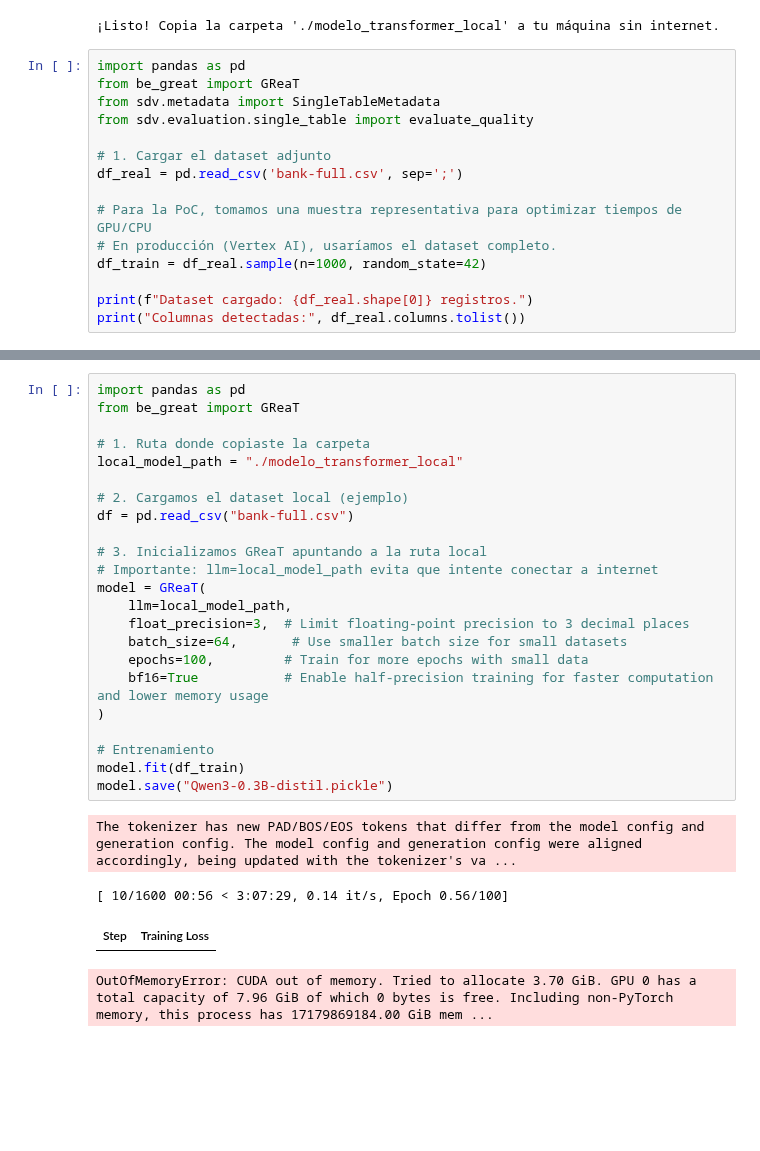
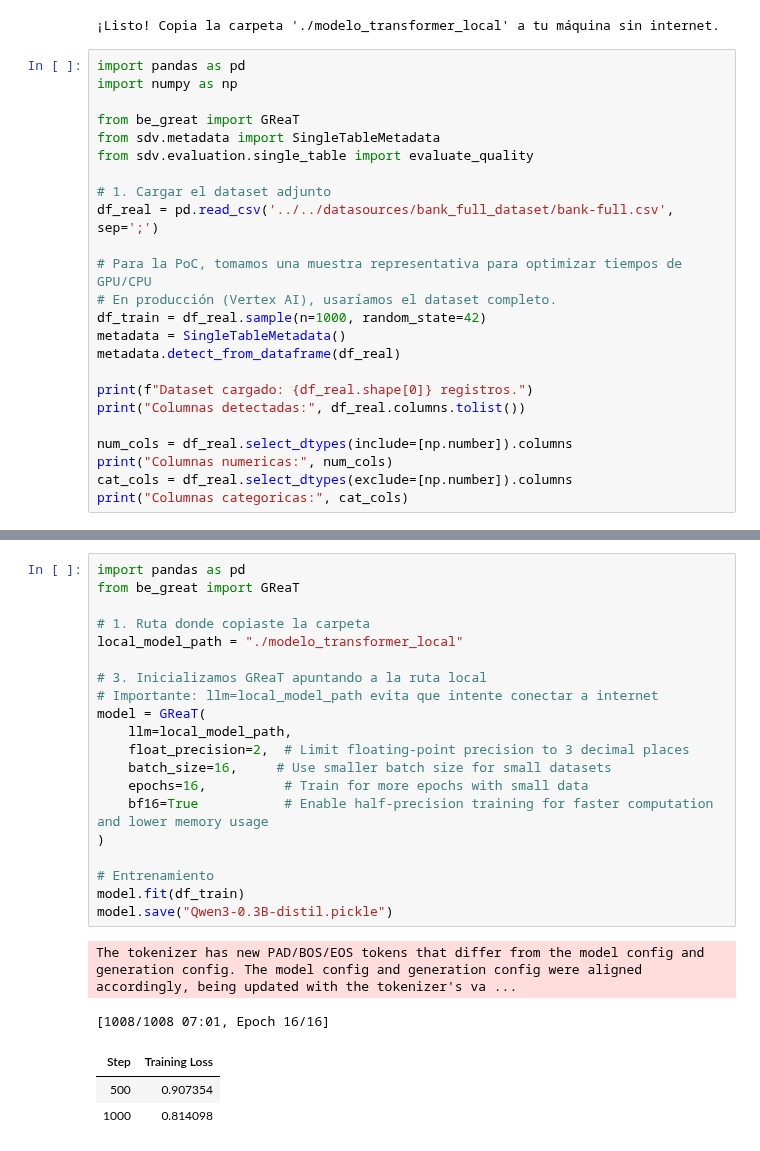
Before and after one commit to perez-alejandrodaniel/synthetic-data-learning, a Jupyter notebook: notebooks/be_great/bank_gpt.ipynb, the cells around one changed output, grey strips where cells are left out. Drawn from its saved outputs; the diff is of its cells as text; blank space fills up the shorter version.

```diff
--- a/notebooks/be_great/bank_gpt.ipynb
+++ b/notebooks/be_great/bank_gpt.ipynb
@@ -41,19 +41,28 @@ Descargando tabularisai/Qwen3-0.3B-distil...
 ¡Listo! Copia la carpeta './modelo_transformer_local' a tu máquina sin internet.
 # %%
 import pandas as pd
+import numpy as np
+
 from be_great import GReaT
 from sdv.metadata import SingleTableMetadata
 from sdv.evaluation.single_table import evaluate_quality
 
 # 1. Cargar el dataset adjunto
-df_real = pd.read_csv('bank-full.csv', sep=';')
+df_real = pd.read_csv('../../datasources/bank_full_dataset/bank-full.csv', sep=';')
 
 # Para la PoC, tomamos una muestra representativa para optimizar tiempos de GPU/CPU
 # En producción (Vertex AI), usaríamos el dataset completo.
 df_train = df_real.sample(n=1000, random_state=42)
+metadata = SingleTableMetadata()
+metadata.detect_from_dataframe(df_real)
 
 print(f"Dataset cargado: {df_real.shape[0]} registros.")
 print("Columnas detectadas:", df_real.columns.tolist())
+
+num_cols = df_real.select_dtypes(include=[np.number]).columns
+print("Columnas numericas:", num_cols)
+cat_cols = df_real.select_dtypes(exclude=[np.number]).columns
+print("Columnas categoricas:", cat_cols)
 # %% [output]
 Dataset cargado: 45211 registros.
 Columnas detectadas: ['age', 'job', 'marital', 'education', 'default', 'balance', 'housing', 'loan', 'contact', 'day', 'month', 'duration', 'campaign', 'pdays', 'previous', 'poutcome', 'y']
@@ -60,31 +73,29 @@ Columnas detectadas: ['age', 'job', 'marital', 'education', 'default', 'balance'
 # %%
 import pandas as pd
 from be_great import GReaT
 
 # 1. Ruta donde copiaste la carpeta
 local_model_path = "./modelo_transformer_local"
 
-# 2. Cargamos el dataset local (ejemplo)
-df = pd.read_csv("bank-full.csv")
-
 # 3. Inicializamos GReaT apuntando a la ruta local
 # Importante: llm=local_model_path evita que intente conectar a internet
 model = GReaT(
     llm=local_model_path,
-    float_precision=3,  # Limit floating-point precision to 3 decimal places
-    batch_size=64,       # Use smaller batch size for small datasets
-    epochs=100,         # Train for more epochs with small data
+    float_precision=2,  # Limit floating-point precision to 3 decimal places
+    batch_size=16,     # Use smaller batch size for small datasets
+    epochs=16,          # Train for more epochs with small data
     bf16=True           # Enable half-precision training for faster computation and lower memory usage
 )
 
 # Entrenamiento
 model.fit(df_train)
 model.save("Qwen3-0.3B-distil.pickle")
 # %% [output]
 The tokenizer has new PAD/BOS/EOS tokens that differ from the model config and generation config. The model config and generation config were aligned accordingly, being updated with the tokenizer's va ...
-[ 10/1600 00:56 < 3:07:29, 0.14 it/s, Epoch 0.56/100]
+[1008/1008 07:01, Epoch 16/16]
 | Step | Training Loss |
+| 500 | 0.907354 |
+| 1000 | 0.814098 |
-OutOfMemoryError: CUDA out of memory. Tried to allocate 3.70 GiB. GPU 0 has a total capacity of 7.96 GiB of which 0 bytes is free. Including non-PyTorch memory, this process has 17179869184.00 GiB mem ...
 # %%
 # 3. Generación de datos sintéticos
 # Vamos a generar 500 registros nuevos "soñados" por el modelo
```
Also changed, not shown: parts of 14 cells of this notebook, 15 other files.
